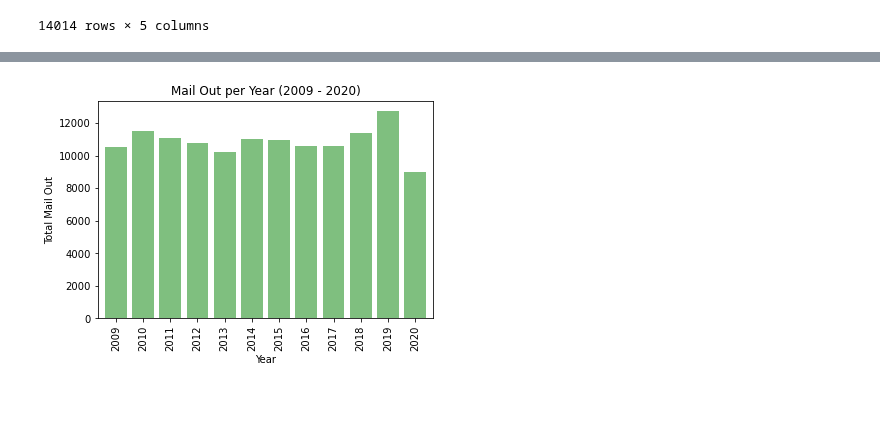
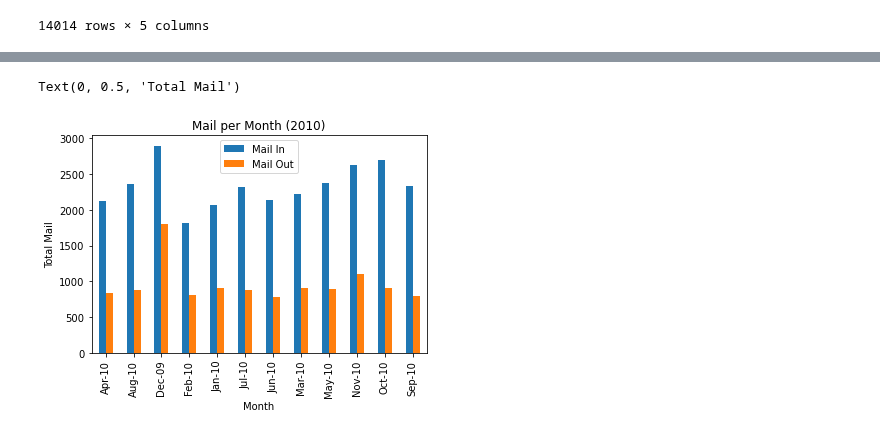
Before and after one commit to dianeyaneza/ebay-espresso, a Jupyter notebook: mail in and out 2009-2019.ipynb, the cells around one changed output, grey strips where cells are left out. Saved outputs shown, nothing was run; the diff lists cells and outputs as text; code cells hidden in the pictures; blank space fills up the shorter version.

```diff
--- a/mail in and out 2009-2019.ipynb
+++ b/mail in and out 2009-2019.ipynb
@@ -101,10 +137,0 @@ plt.show()
-# %%
-# 2009 - 2020 mail OUT data
-mail_out_to2020 = cleanmail_to2020.groupby(["Year"])["Mail Out"].sum()
-mail_out_to2020.plot(kind="bar", width=0.8, color='g', alpha=0.5, figsize=(6,4))
-plt.title("Mail Out per Year (2009 - 2020)")
-plt.xlabel("Year")
-plt.ylabel("Total Mail Out")
-plt.show()
-# %% [output]
-[figure, removed]
@@ -136 +138,15 @@ mail_2020 = cleanmail_to2020[cleanmail_to2020["Year"].isin(["2013"])]
+# %%
+# 2010 Mail In/Out data per Month
+mail_in_2010 = mail_2010.groupby(["Month"])["Mail In"].sum()
+mail_out_2010 = mail_2010.groupby(["Month"])["Mail Out"].sum()
+index = mail_2010["Month"]
+mails_2010 = pd.DataFrame({'Mail In': mail_in_2010,
+                   'Mail Out': mail_out_2010})
+mails_2010_plot = mails_2010.plot.bar()
+plt.title("Mail per Month (2010)")
+plt.xlabel("Month")
+plt.ylabel("Total Mail")
+# %% [output]
+Text(0, 0.5, 'Total Mail')
+[figure, added]
 # %%
```
Also changed, not shown: parts of 14 cells of this notebook, 4 other files.
